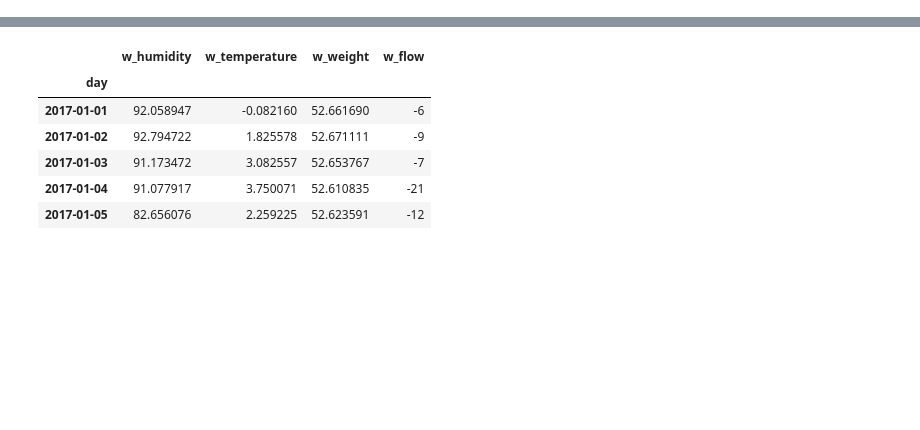
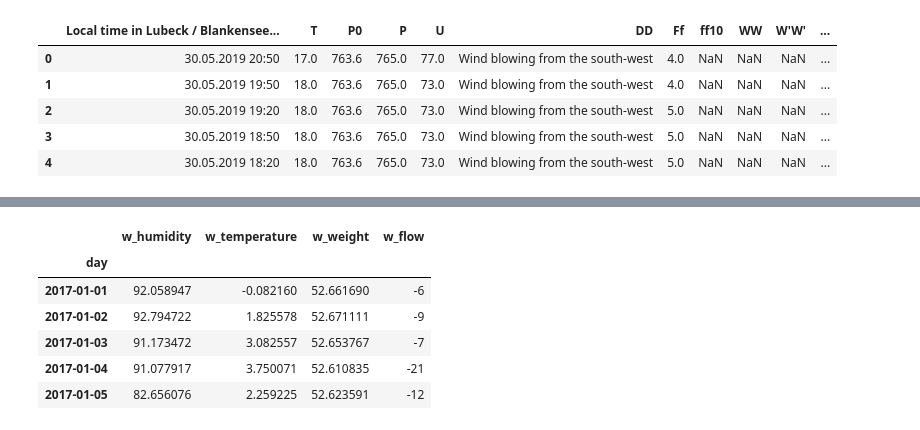
Before and after one commit to crescenzo77/Project_01, a Jupyter notebook: Demo/Bee_Hive_Demo.ipynb, the cells around one changed output, grey strips where cells are left out. Drawn from its saved outputs; the diff is of its cells as text; code cells hidden in the pictures; blank space fills up the shorter version.

Commit message:
included weather cleanup to master

```diff
--- a/Demo/Bee_Hive_Demo.ipynb
+++ b/Demo/Bee_Hive_Demo.ipynb
@@ -0,0 +16,19 @@
+# %%
+#import csv files
+
+ww_csv = "data/Wurzburg_Weather.csv"
+
+Wurz_df = pd.read_csv(ww_csv, encoding="utf-8")
+Wurz_df.head()
+
+sw_csv = "data/Schwartau-Lubeck_Weather.csv"
+
+schwa_df = pd.read_csv(sw_csv, encoding="utf-8")
+schwa_df.head()
+# %% [output]
+|  | Local time in Lubeck / Blankensee... | T | P0 | P | U | DD | Ff | ff10 | WW | W'W' | ... |
+| 0 | 30.05.2019 20:50 | 17.0 | 763.6 | 765.0 | 77.0 | Wind blowing from the south-west | 4.0 | NaN | NaN | NaN | ... |
+| 1 | 30.05.2019 19:50 | 18.0 | 763.6 | 765.0 | 73.0 | Wind blowing from the south-west | 4.0 | NaN | NaN | NaN | ... |
+| 2 | 30.05.2019 19:20 | 18.0 | 763.6 | 765.0 | 73.0 | Wind blowing from the south-west | 5.0 | NaN | NaN | NaN | ... |
+| 3 | 30.05.2019 18:50 | 18.0 | 763.6 | 765.0 | 73.0 | Wind blowing from the south-west | 5.0 | NaN | NaN | NaN | ... |
+| 4 | 30.05.2019 18:20 | 18.0 | 763.6 | 765.0 | 73.0 | Wind blowing from the south-west | 5.0 | NaN | NaN | NaN | ... |
```
Also changed, not shown: parts of 10 cells of this notebook, 8 other files.
